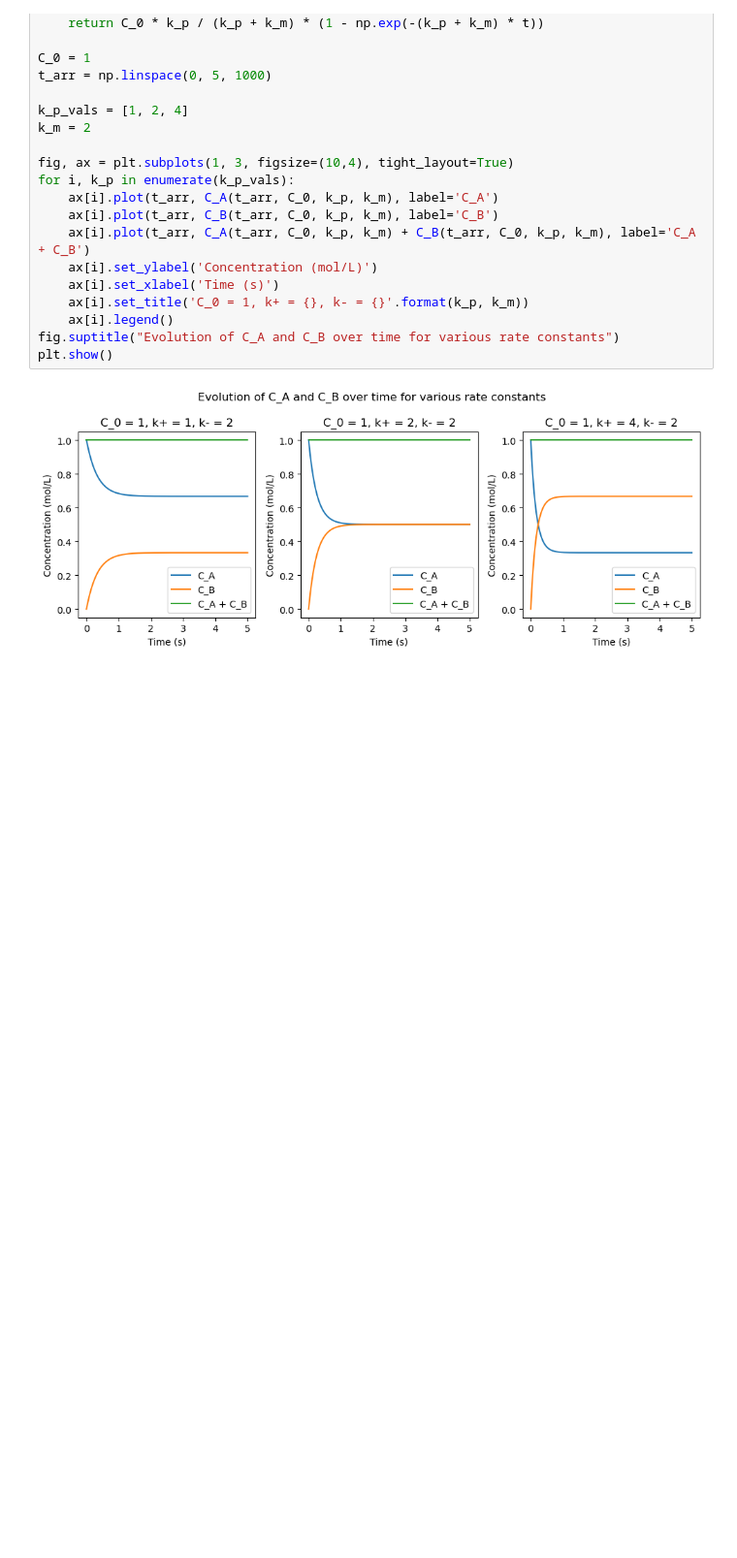
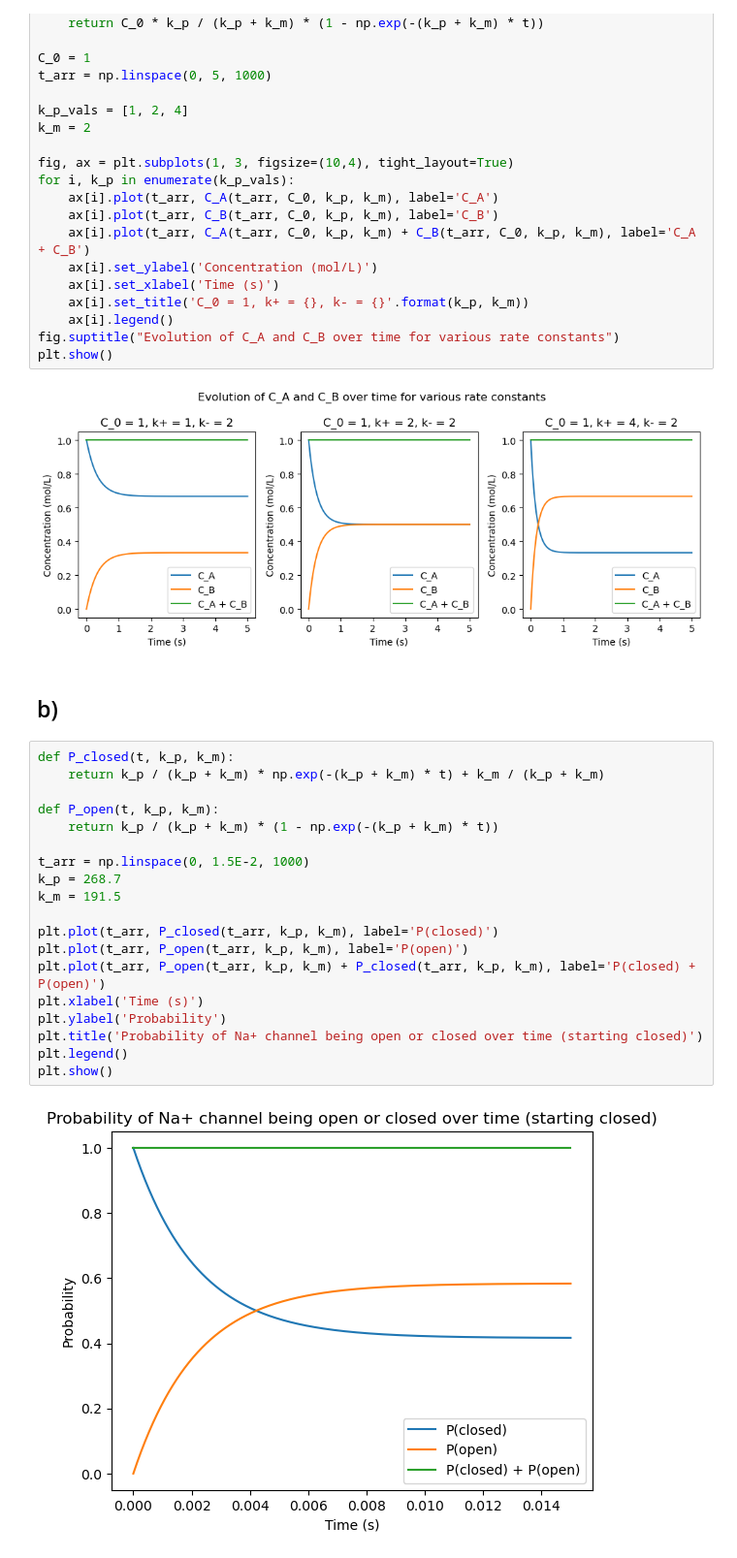
Before and after one commit to loganmachale/PHYS-305, a Jupyter notebook: Assignment 4/Assignment 4.ipynb, the cells around one changed output. Shown at 97% size. Saved outputs shown, nothing was run; the diff lists cells and outputs as text; blank space fills up the shorter version.

```diff
--- a/Assignment 4/Assignment 4.ipynb
+++ b/Assignment 4/Assignment 4.ipynb
@@ -110,3 +112,26 @@ fig.suptitle("Evolution of C_A and C_B over time for various rate constants")
 plt.show()
 # %% [output]
 [figure]
+# %% [markdown]
+## b) ##
+# %%
+def P_closed(t, k_p, k_m):
+    return k_p / (k_p + k_m) * np.exp(-(k_p + k_m) * t) + k_m / (k_p + k_m)
+
+def P_open(t, k_p, k_m):
+    return k_p / (k_p + k_m) * (1 - np.exp(-(k_p + k_m) * t))
+
+t_arr = np.linspace(0, 1.5E-2, 1000)
+k_p = 268.7
+k_m = 191.5
+
+plt.plot(t_arr, P_closed(t_arr, k_p, k_m), label='P(closed)')
+plt.plot(t_arr, P_open(t_arr, k_p, k_m), label='P(open)')
+plt.plot(t_arr, P_open(t_arr, k_p, k_m) + P_closed(t_arr, k_p, k_m), label='P(closed) + P(open)')
+plt.xlabel('Time (s)')
+plt.ylabel('Probability')
+plt.title('Probability of Na+ channel being open or closed over time (starting closed)')
+plt.legend()
+plt.show()
+# %% [output]
+[figure, added]
```
Also changed, not shown: parts of 4 cells of this notebook.
